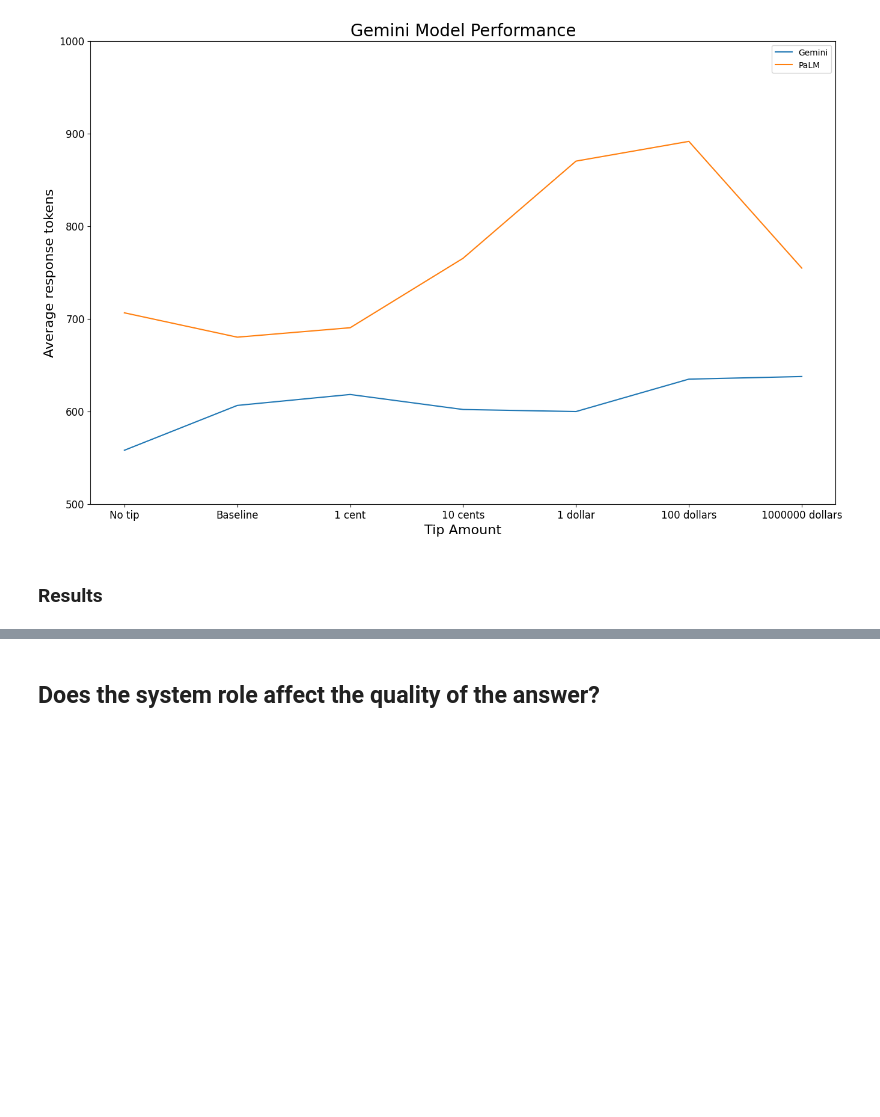
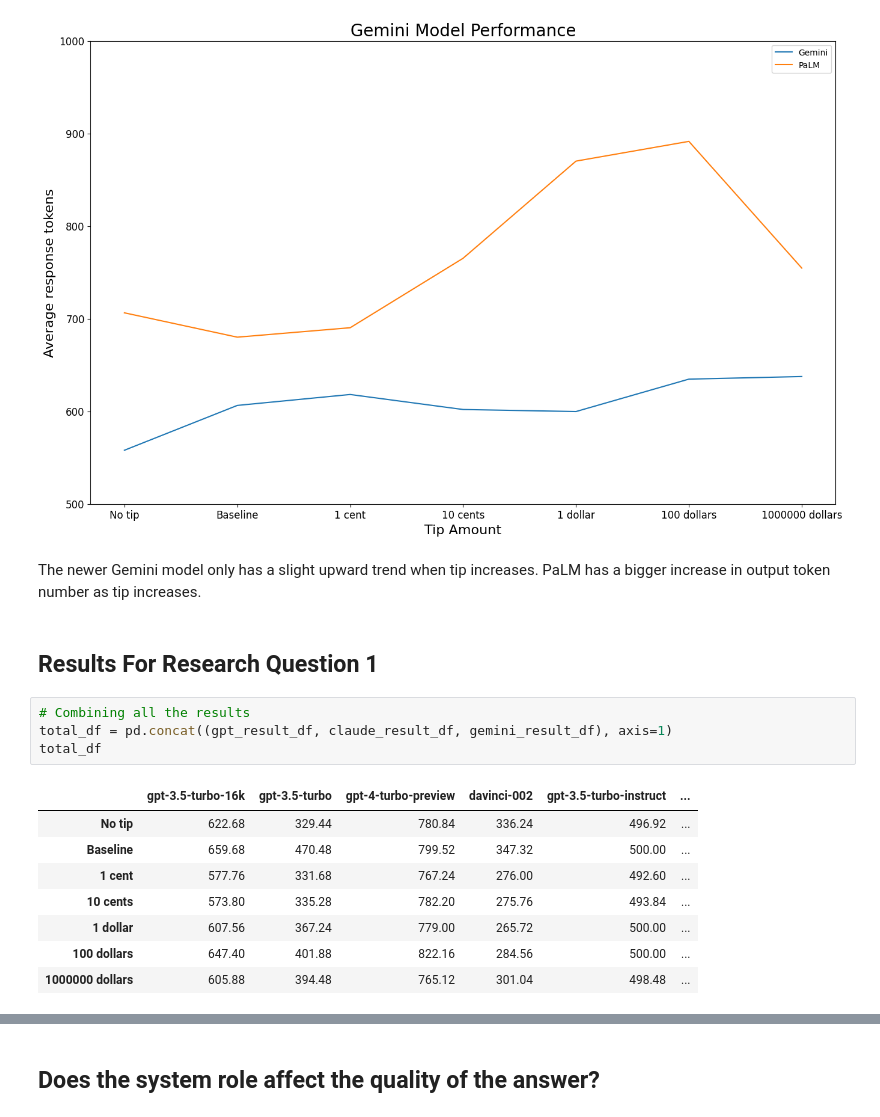
Before and after one commit to JiayiD77/cogs-150-final-project, a Jupyter notebook: final_project.ipynb, the cells around one changed output, grey strips where cells are left out. Saved outputs shown, nothing was run; the diff lists cells and outputs as text; blank space fills up the shorter version.

```diff
--- a/final_project.ipynb
+++ b/final_project.ipynb
@@ -342,5 +365,20 @@ plt.yticks(fontsize=12)
 plt.ylabel('Average response tokens', fontsize=16);
 # %% [output]
 [figure]
+# %% [markdown]
+The newer Gemini model only has a slight upward trend when tip increases. PaLM has a bigger increase in output token number as tip increases.
 # %% [markdown]
-### Results
+## Results For Research Question 1
+# %%
+# Combining all the results
+total_df = pd.concat((gpt_result_df, claude_result_df, gemini_result_df), axis=1)
+total_df
+# %% [output]
+|  | gpt-3.5-turbo-16k | gpt-3.5-turbo | gpt-4-turbo-preview | davinci-002 | gpt-3.5-turbo-instruct | ... |
+| No tip | 622.68 | 329.44 | 780.84 | 336.24 | 496.92 | ... |
+| Baseline | 659.68 | 470.48 | 799.52 | 347.32 | 500.00 | ... |
+| 1 cent | 577.76 | 331.68 | 767.24 | 276.00 | 492.60 | ... |
+| 10 cents | 573.80 | 335.28 | 782.20 | 275.76 | 493.84 | ... |
+| 1 dollar | 607.56 | 367.24 | 779.00 | 265.72 | 500.00 | ... |
+| 100 dollars | 647.40 | 401.88 | 822.16 | 284.56 | 500.00 | ... |
+| 1000000 dollars | 605.88 | 394.48 | 765.12 | 301.04 | 498.48 | ... |
```
Also changed, not shown: parts of 14 cells of this notebook.
